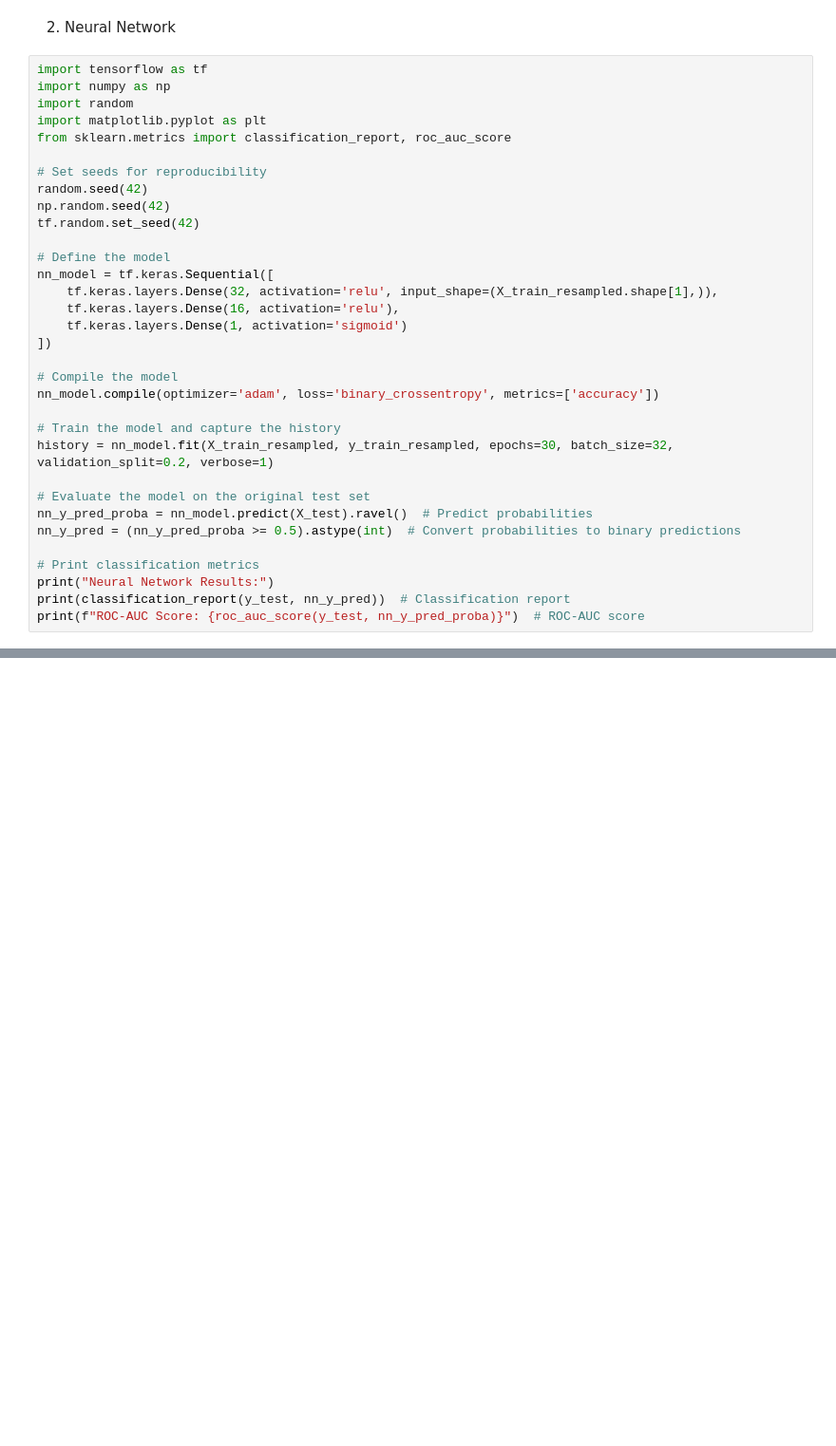
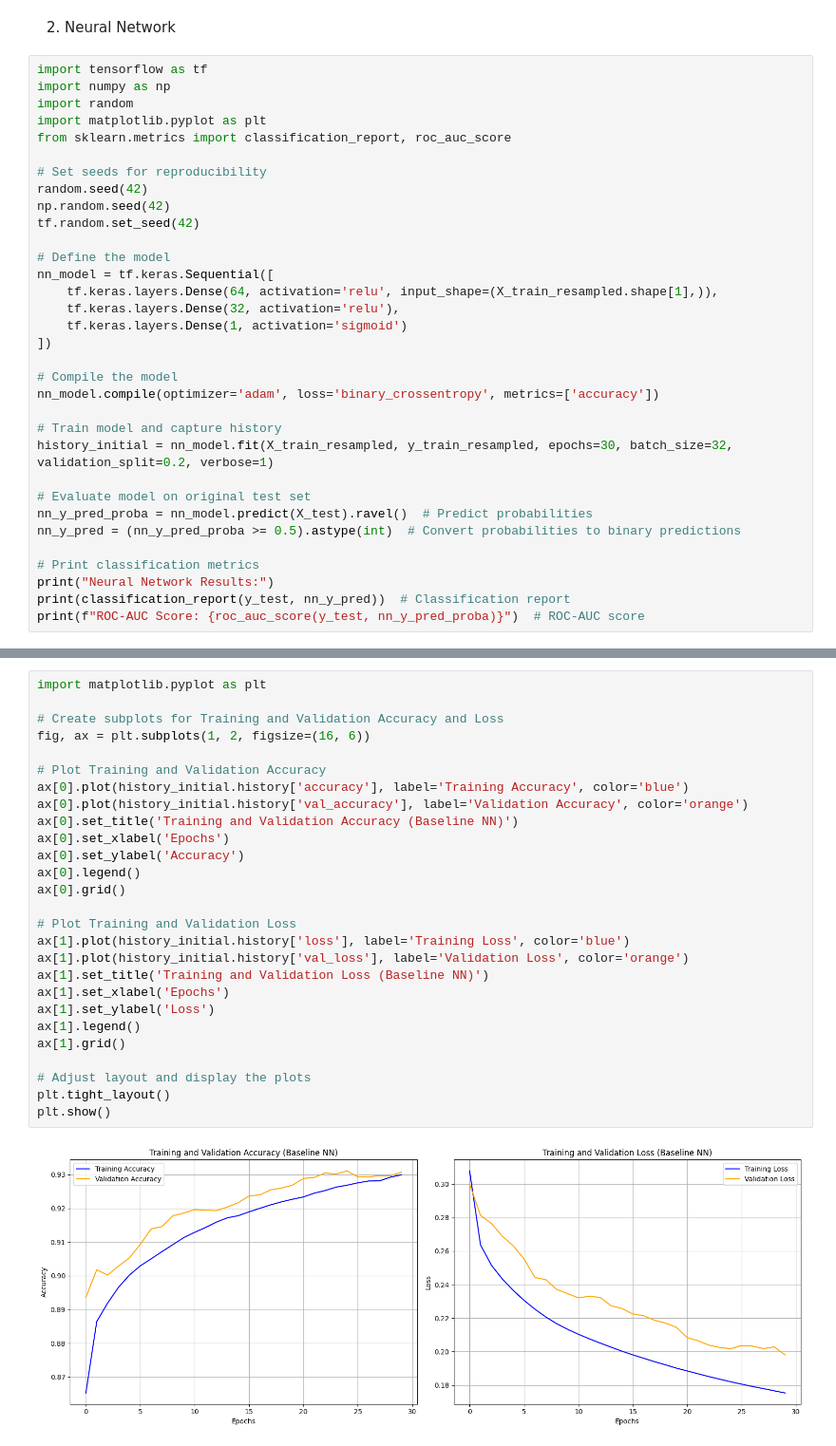
Before and after one commit to RanudeeFernando/CM2604_ML_CW, a Jupyter notebook: notebooks/ml_project.ipynb, the cells around one changed output, grey strips where cells are left out. Shown at 95% size. Cells and saved outputs as stored; diff of their text form; blank space fills up the shorter version.

```diff
--- a/notebooks/ml_project.ipynb
+++ b/notebooks/ml_project.ipynb
@@ -762,18 +739,18 @@ tf.random.set_seed(42)
 
 # Define the model
 nn_model = tf.keras.Sequential([
-    tf.keras.layers.Dense(32, activation='relu', input_shape=(X_train_resampled.shape[1],)),
-    tf.keras.layers.Dense(16, activation='relu'),
+    tf.keras.layers.Dense(64, activation='relu', input_shape=(X_train_resampled.shape[1],)),
+    tf.keras.layers.Dense(32, activation='relu'),
     tf.keras.layers.Dense(1, activation='sigmoid')
 ])
 
 # Compile the model
 nn_model.compile(optimizer='adam', loss='binary_crossentropy', metrics=['accuracy'])
 
-# Train the model and capture the history
-history = nn_model.fit(X_train_resampled, y_train_resampled, epochs=30, batch_size=32, validation_split=0.2, verbose=1)
+# Train model and capture history
+history_initial = nn_model.fit(X_train_resampled, y_train_resampled, epochs=30, batch_size=32, validation_split=0.2, verbose=1)
 
-# Evaluate the model on the original test set
+# Evaluate model on original test set
 nn_y_pred_proba = nn_model.predict(X_test).ravel()  # Predict probabilities
 nn_y_pred = (nn_y_pred_proba >= 0.5).astype(int)  # Convert probabilities to binary predictions
 
@@ -827,0 +779,29 @@ plt.show()
+# %%
+import matplotlib.pyplot as plt
+
+# Create subplots for Training and Validation Accuracy and Loss
+fig, ax = plt.subplots(1, 2, figsize=(16, 6))
+
+# Plot Training and Validation Accuracy
+ax[0].plot(history_initial.history['accuracy'], label='Training Accuracy', color='blue')
+ax[0].plot(history_initial.history['val_accuracy'], label='Validation Accuracy', color='orange')
+ax[0].set_title('Training and Validation Accuracy (Baseline NN)')
+ax[0].set_xlabel('Epochs')
+ax[0].set_ylabel('Accuracy')
+ax[0].legend()
+ax[0].grid()
+
+# Plot Training and Validation Loss
+ax[1].plot(history_initial.history['loss'], label='Training Loss', color='blue')
+ax[1].plot(history_initial.history['val_loss'], label='Validation Loss', color='orange')
+ax[1].set_title('Training and Validation Loss (Baseline NN)')
+ax[1].set_xlabel('Epochs')
+ax[1].set_ylabel('Loss')
+ax[1].legend()
+ax[1].grid()
+
+# Adjust layout and display the plots
+plt.tight_layout()
+plt.show()
+# %% [output]
+[figure, added]
```
Also changed, not shown: parts of 16 cells of this notebook.
